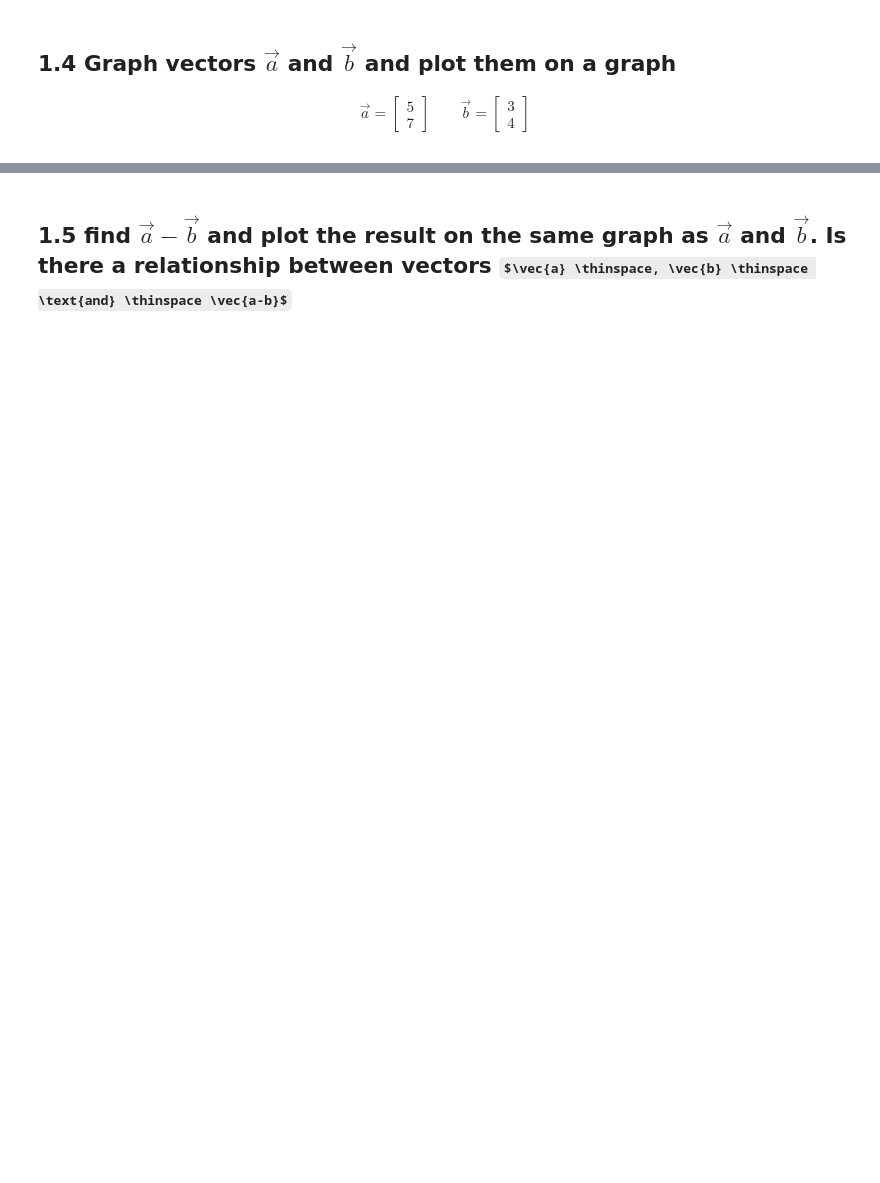
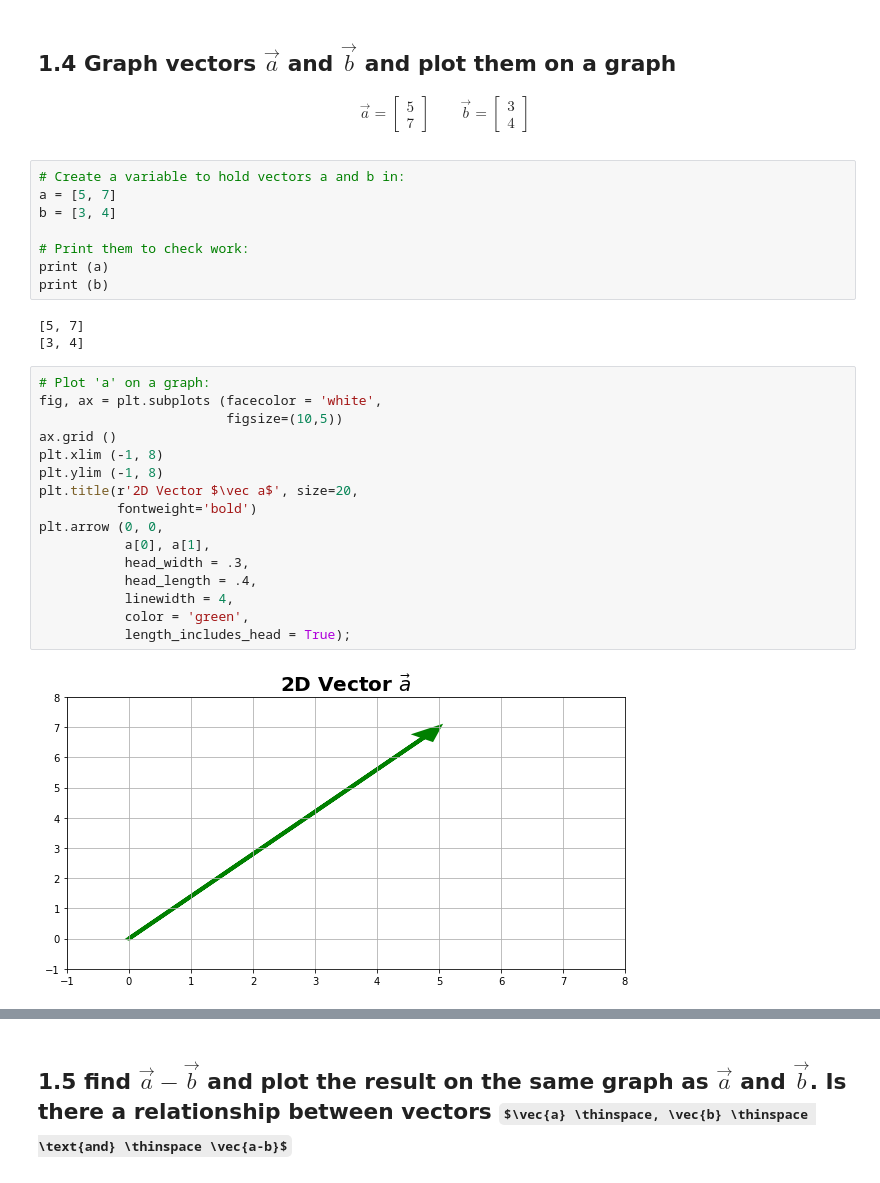
Before and after one commit to bloominstituteoftechnology/DS-Unit-1-Sprint-3-Linear-Algebra, a Jupyter notebook: module1-vectors-and-matrices/LS_DS_131_Vectors_and_Matrices_Assignment.ipynb, the cells around one changed output, grey strips where cells are left out. Drawn from its saved outputs; the diff is of its cells as text; some formulas as TeX source; blank space fills up the shorter version.

```diff
--- a/module1-vectors-and-matrices/LS_DS_131_Vectors_and_Matrices_Assignment.ipynb
+++ b/module1-vectors-and-matrices/LS_DS_131_Vectors_and_Matrices_Assignment.ipynb
@@ -27,3 +170,32 @@ print(pi)
 \qquad
 \vec{b} = \begin{bmatrix} 3 \\4 \end{bmatrix}
 \end{align}
+# %%
+# Create a variable to hold vectors a and b in:
+a = [5, 7]
+b = [3, 4]
+
+# Print them to check work:
+print (a)
+print (b)
+# %% [output]
+[5, 7]
+[3, 4]
+# %%
+# Plot 'a' on a graph:
+fig, ax = plt.subplots (facecolor = 'white',
+                        figsize=(10,5))
+ax.grid ()
+plt.xlim (-1, 8)
+plt.ylim (-1, 8)
+plt.title(r'2D Vector $\vec a$', size=20,
+          fontweight='bold')
+plt.arrow (0, 0,
+           a[0], a[1],
+           head_width = .3,
+           head_length = .4,
+           linewidth = 4,
+           color = 'green',
+           length_includes_head = True);
+# %% [output]
+[figure, added]
```
Also changed, not shown: parts of 28 cells of this notebook.
